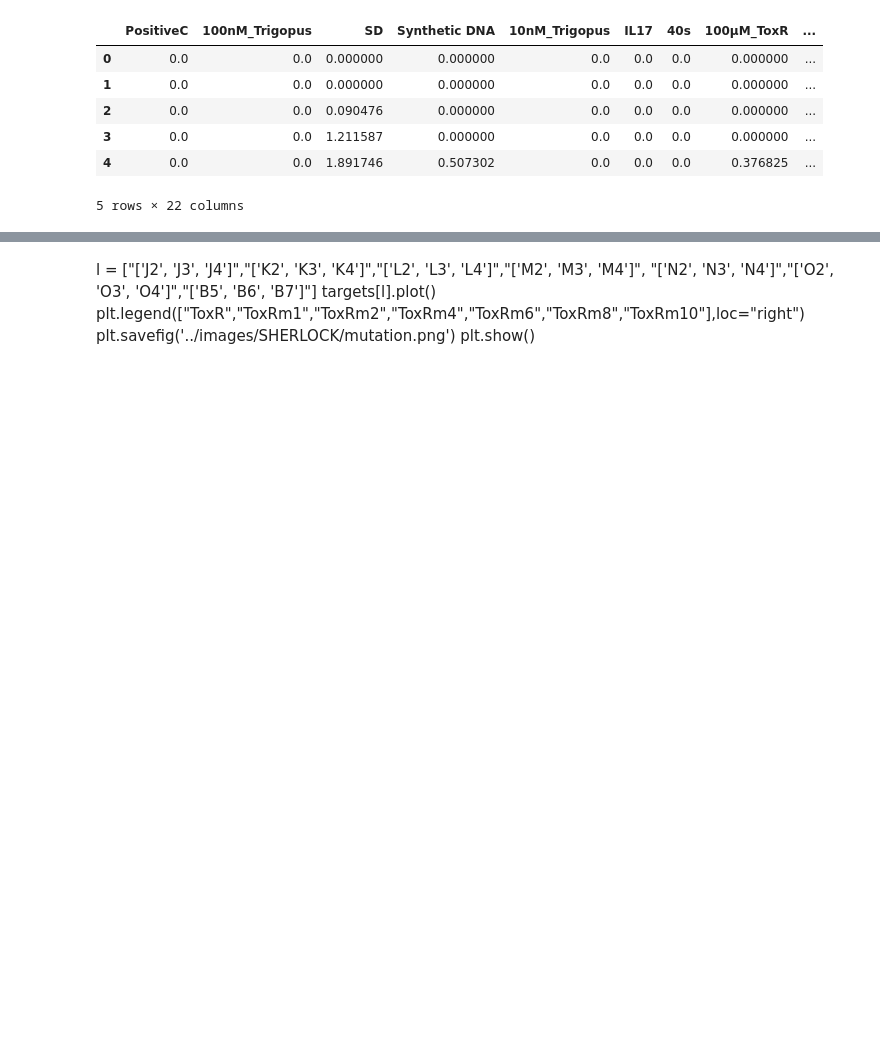
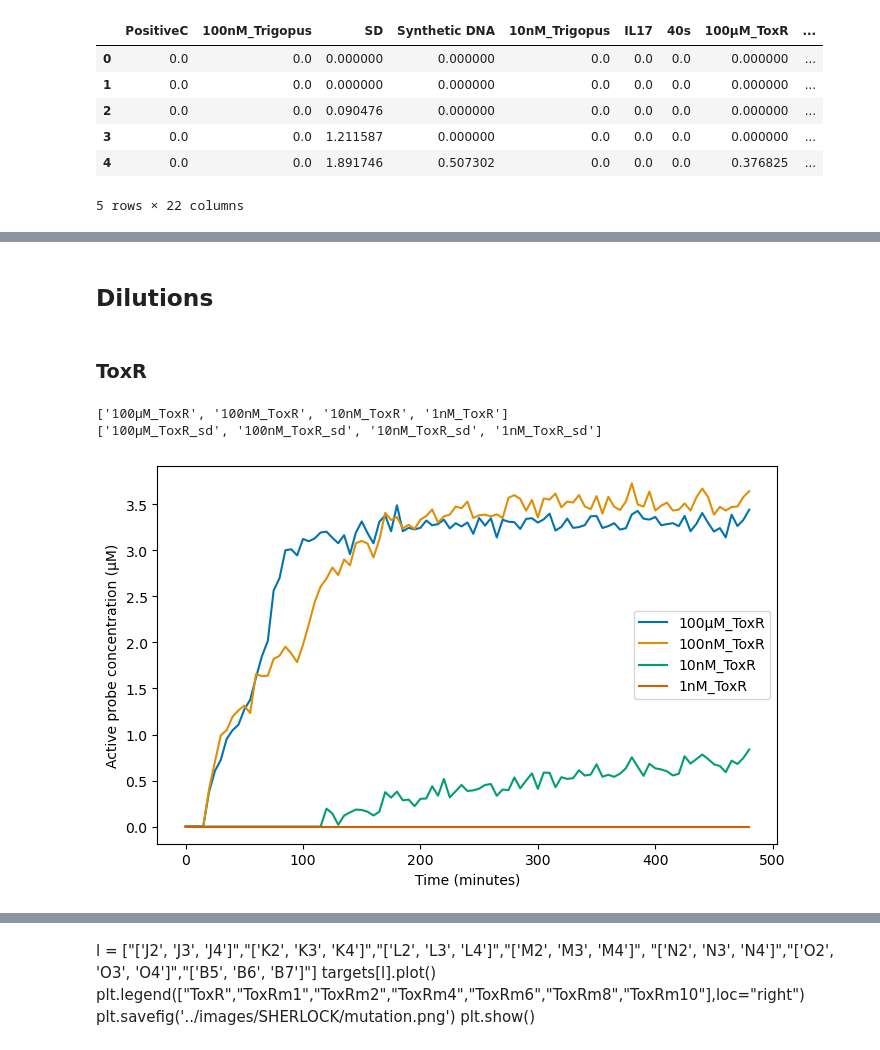
Before and after one commit to NessLfy/iGEM, a Jupyter notebook: scripts/SHERLOCK_all_targets.ipynb, the cells around one changed output, grey strips where cells are left out. Drawn from its saved outputs; the diff is of its cells as text; code cells hidden in the pictures; blank space fills up the shorter version.

```diff
--- a/scripts/SHERLOCK_all_targets.ipynb
+++ b/scripts/SHERLOCK_all_targets.ipynb
@@ -154,0 +168,27 @@ plt.show()
+# %% [markdown]
+## Dilutions
+# %% [markdown]
+### ToxR
+# %%
+tox = [x for x in targets if "ToxR" in x and "ToxRm" not in x and "_sd" not in x and 'ToxR_f' not in x]
+print(tox)
+
+sd_tox = [x for x in targets if "ToxR" in x and "ToxRm" not in x and "sd" in x and 'ToxR_f' not in x ]
+print(sd_tox)
+
+counter = 0
+
+for i in tox:
+    sns.lineplot(targets.Time,targets[i],label=i)
+    #plt.errorbar(targets.Time,targets[i],yerr=targets[sd_tox[counter]],label=i)
+    counter+=1
+
+plt.ylabel("Active probe concentration (µM)")
+plt.xlabel("Time (minutes)")
+plt.legend()
+#plt.savefig(path+'toxR_dilution.png',dpi=300)
+plt.show()
+# %% [output]
+['100µM_ToxR', '100nM_ToxR', '10nM_ToxR', '1nM_ToxR']
+['100µM_ToxR_sd', '100nM_ToxR_sd', '10nM_ToxR_sd', '1nM_ToxR_sd']
+[figure, added]
```
Also changed, not shown: parts of 16 cells of this notebook, 18 other files.
